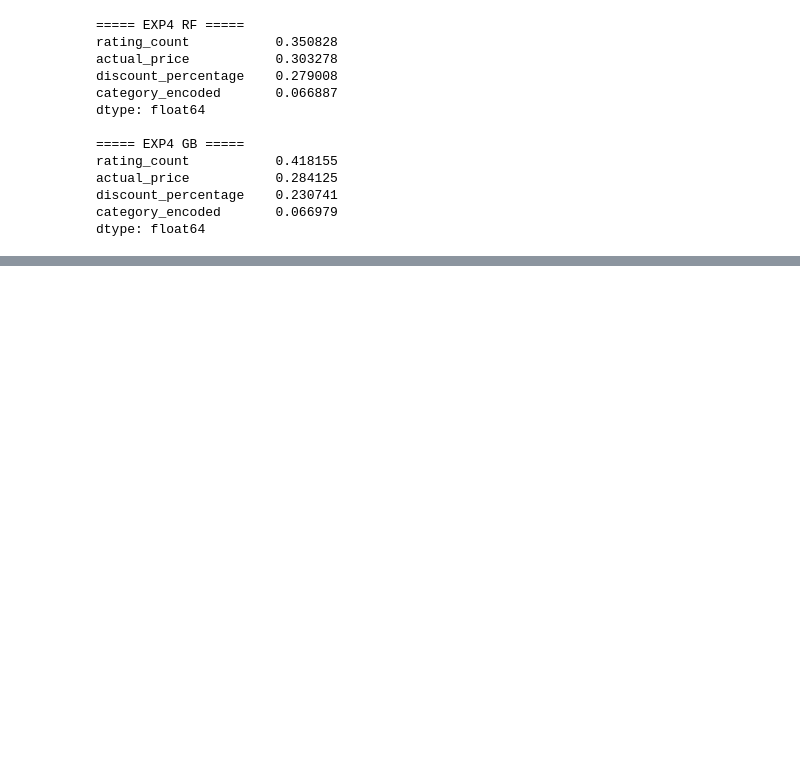
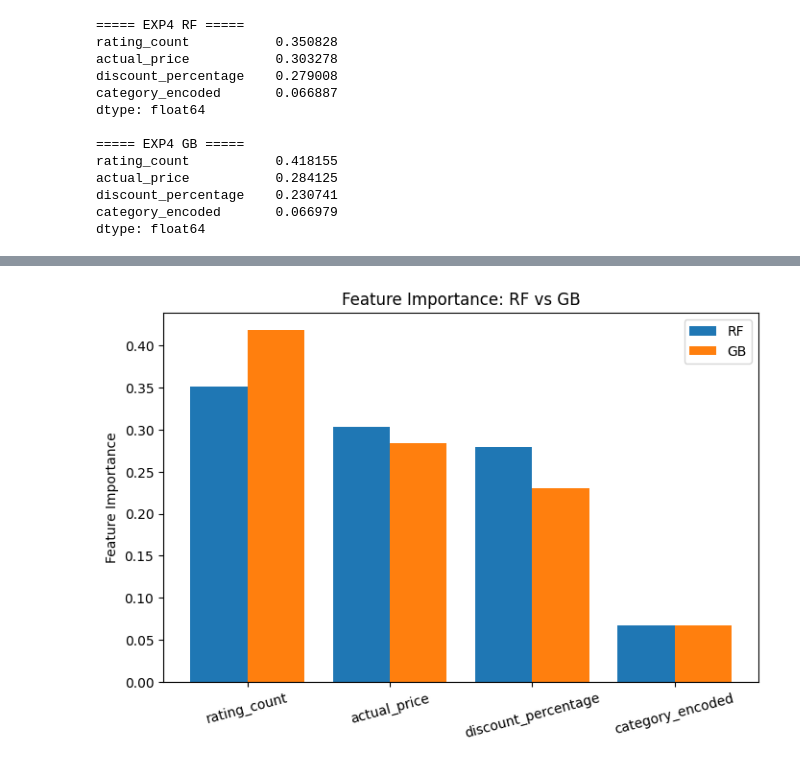
Before and after one commit to user-hjjoo/dacos-team3-toyproject, a Jupyter notebook: notebooks/02_modeling.ipynb, the cells around one changed output, grey strips where cells are left out. Drawn from its saved outputs; the diff is of its cells as text; code cells hidden in the pictures; blank space fills up the shorter version.

```diff
--- a/notebooks/02_modeling.ipynb
+++ b/notebooks/02_modeling.ipynb
@@ -327,0 +358,19 @@ dtype: float64
+# %%
+#2. 피처 중요도 비교 (RF vs GB)
+features = ['rating_count', 'actual_price', 'discount_percentage', 'category_encoded']
+rf_importance = [0.350828, 0.303278, 0.279008, 0.066887]
+gb_importance = [0.418155, 0.284125, 0.230741, 0.066979]
+
+x = np.arange(len(features))
+plt.figure(figsize=(8, 5))
+plt.bar(x - 0.2, rf_importance, 0.4, label='RF')
+plt.bar(x + 0.2, gb_importance, 0.4, label='GB')
+plt.xticks(x, features, rotation=15)
+plt.ylabel('Feature Importance')
+plt.title('Feature Importance: RF vs GB')
+plt.legend()
+plt.show()
+
+#인사이트: 두 모델 모두 순위가 동일해서 "rating_count가 평점 예측의 핵심 피처"라는 결론의 신뢰도가 높아짐. 그리고 category는 두 모델 모두 7%로 낮은데, 성능은 올렸다는 점에서 "보조적이지만 유의미한 피처"라고 설명할 수 있음.
+# %% [output]
+[figure, added]
```
Also changed, not shown: parts of 4 cells of this notebook, 1 other file.
